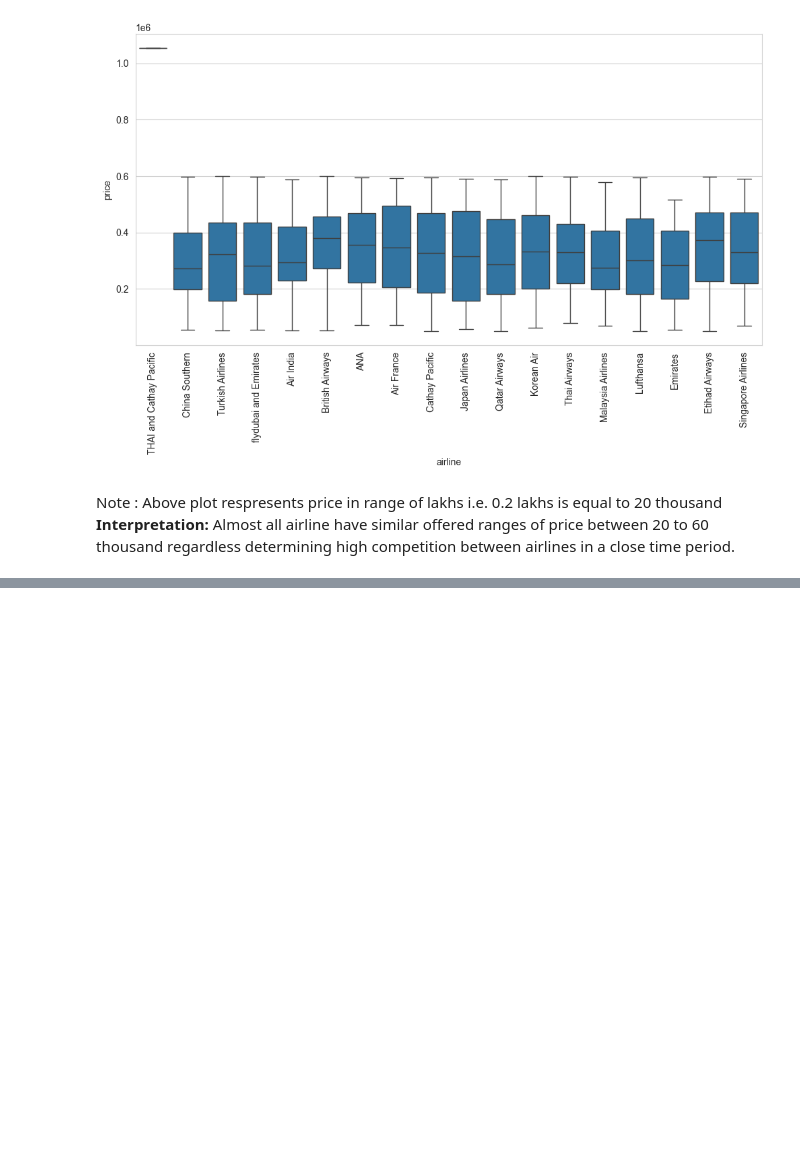
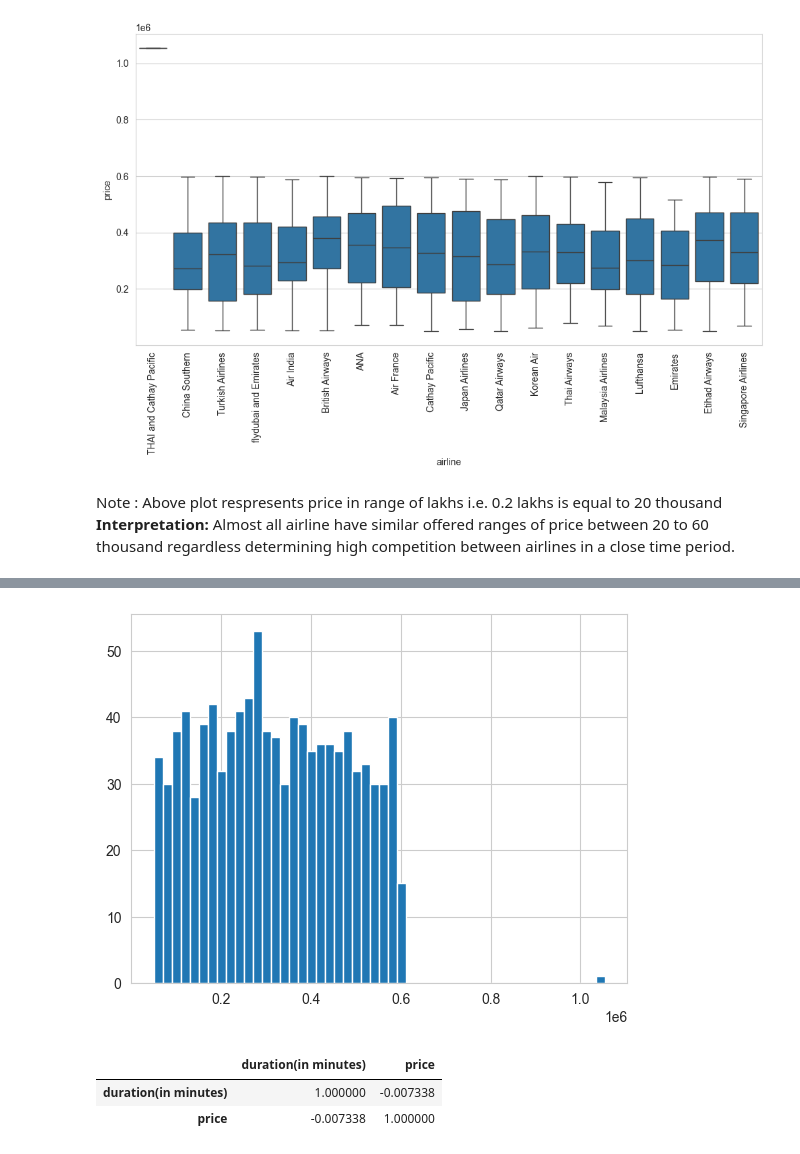
Before and after one commit to SakriyaPyakurel/google_flights_analyzer, a Jupyter notebook: flight_visualizations/visualizations.ipynb, the cells around one changed output, grey strips where cells are left out. Saved outputs shown, nothing was run; the diff lists cells and outputs as text; code cells hidden in the pictures; blank space fills up the shorter version.

```diff
--- a/flight_visualizations/visualizations.ipynb
+++ b/flight_visualizations/visualizations.ipynb
@@ -13,7 +13,7 @@ pd.set_option("display.max_columns", None)
 sb.set_style("whitegrid")
 # %%
 # load the dataset
-df = pd.read_csv("data/flights.csv")
+df = pd.read_csv("../data/flights.csv")
 # verifying through first five rows of the dataset
 df.head()
 # %% [output]
@@ -137,0 +151,11 @@ Note : Above plot respresents price in range of lakhs i.e. 0.2 lakhs is equal to
+# %%
+df["price"].hist(bins=50)
+plt.show()
+# %% [output]
+[figure, added]
+# %%
+df[["duration(in minutes)", "price"]].corr()
+# %% [output]
+|  | duration(in minutes) | price |
+| duration(in minutes) | 1.000000 | -0.007338 |
+| price | -0.007338 | 1.000000 |
```
Also changed, not shown: parts of 2 cells of this notebook, 4 other files.
